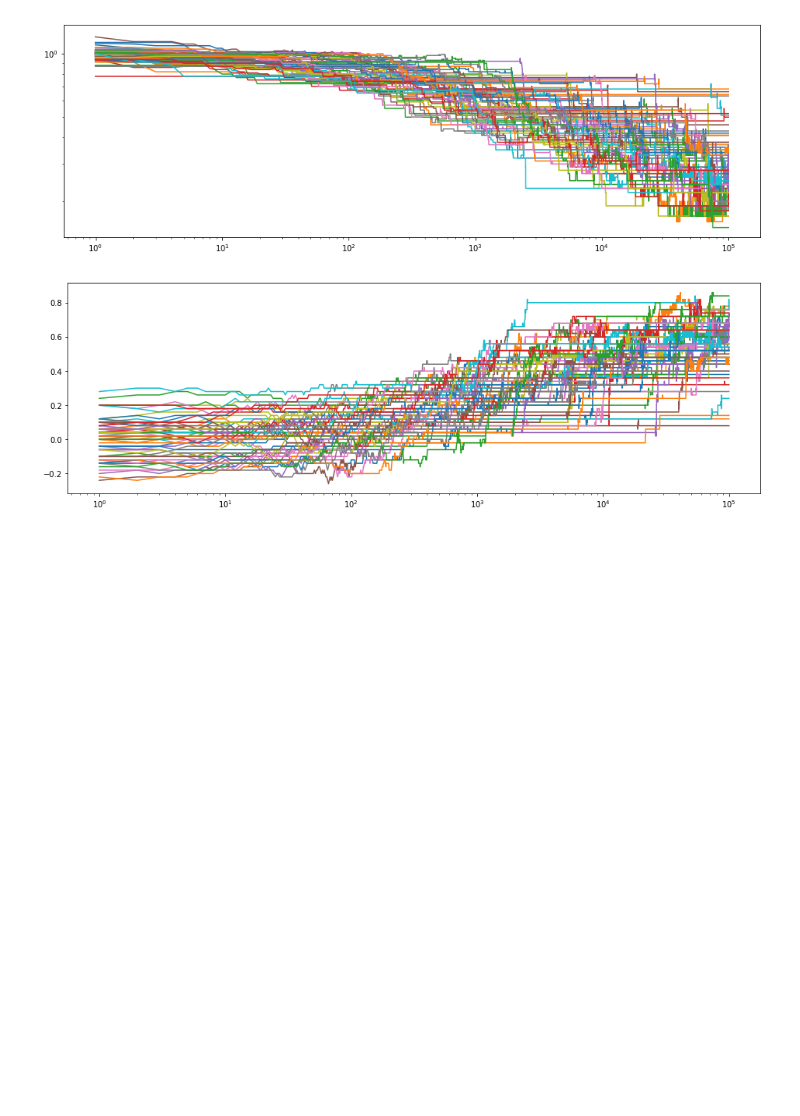
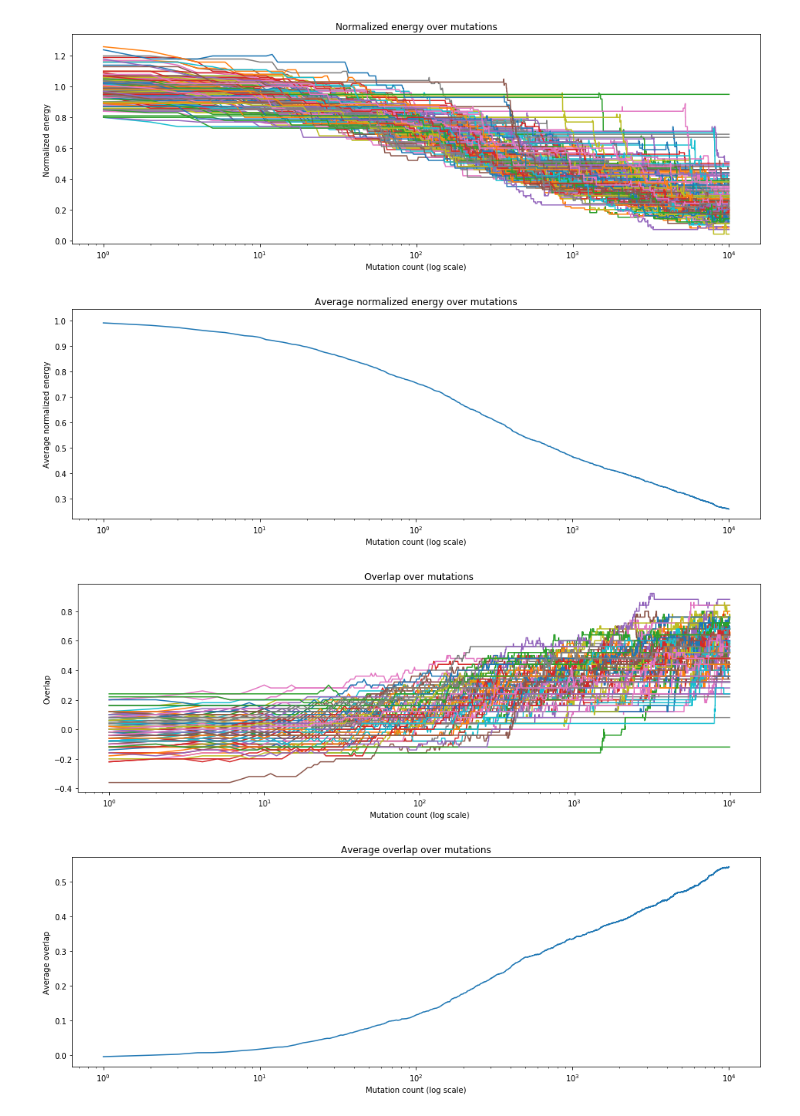
Before and after one commit to njroussel/SimulatedAnnealing, a Jupyter notebook: Running.ipynb, the cells around one changed output. Saved outputs shown, nothing was run; the diff lists cells and outputs as text; code cells hidden in the pictures; blank space fills up the shorter version.

Commit message:
Fix patterns, improve plotting

```diff
--- a/Running.ipynb
+++ b/Running.ipynb
@@ -8,14 +8,14 @@ import numpy as np
 # %%
 plt.rcParams["figure.figsize"] = (16, 5)
 # %%
-# Constants
+# CONSTANTS
 BETA = 0.9
 ALPHA = 2.0
 N = 100
 M = int(ALPHA * N)
-T = 1000 * N
+T = 100 * N
 MEASURE_STEP = 1
-RUN_COUNT = 64
+RUN_COUNT = 128
 THREAD_COUNT = 4
 # %%
 # SEEDS
@@ -43,20 +43,43 @@ multiRunner.runAll()
 allEMeasures = multiRunner.getEMeasures()
 allOverlapMeasures = multiRunner.getOverlapMeasures()
-# %%
-# Plot
-for i in range(RUN_COUNT):
-    EMeasures = allEMeasures[:, i];
-    plt.plot(EMeasures / M)
-plt.xscale('log')
-plt.yscale('log')
-plt.show()
-
-
-for i in range(RUN_COUNT):
-    overlapMeasures = allOverlapMeasures[:, i];
-    plt.plot(overlapMeasures)
-plt.xscale('log')
-plt.show()
-# %% [output]
-[figure, removed]
-[figure, removed]
+# %%
+# PLOT
+for i in range(RUN_COUNT):
+    EMeasures = allEMeasures[:, i]
+    plt.plot(EMeasures / M)
+plt.xscale('log')
+plt.title('Normalized energy over mutations')
+plt.xlabel('Mutation count (log scale)')
+plt.ylabel('Normalized energy')
+plt.show()
+
+EMeasuresMean = np.mean(allEMeasures, axis=1)
+plt.plot(EMeasuresMean / M)
+plt.xscale('log')
+plt.title('Average normalized energy over mutations')
+plt.xlabel('Mutation count (log scale)')
+plt.ylabel('Average normalized energy')
+plt.show()
+
+for i in range(RUN_COUNT):
+    overlapMeasures = allOverlapMeasures[:, i]
+    plt.plot(overlapMeasures)
+plt.xscale('log')
+plt.title('Overlap over mutations')
+plt.xlabel('Mutation count (log scale)')
+plt.ylabel('Overlap')
+plt.show()
+
+
+averageOverlapMeasures = np.mean(allOverlapMeasures, axis=1)
+plt.plot(averageOverlapMeasures)
+plt.xscale('log')
+plt.title('Average overlap over mutations')
+plt.xlabel('Mutation count (log scale)')
+plt.ylabel('Average overlap')
+plt.show()
+# %% [output]
+[figure, added]
+[figure, added]
+[figure, added]
+[figure, added]
```
Also changed, not shown: parts of 2 cells of this notebook, 3 other files.
